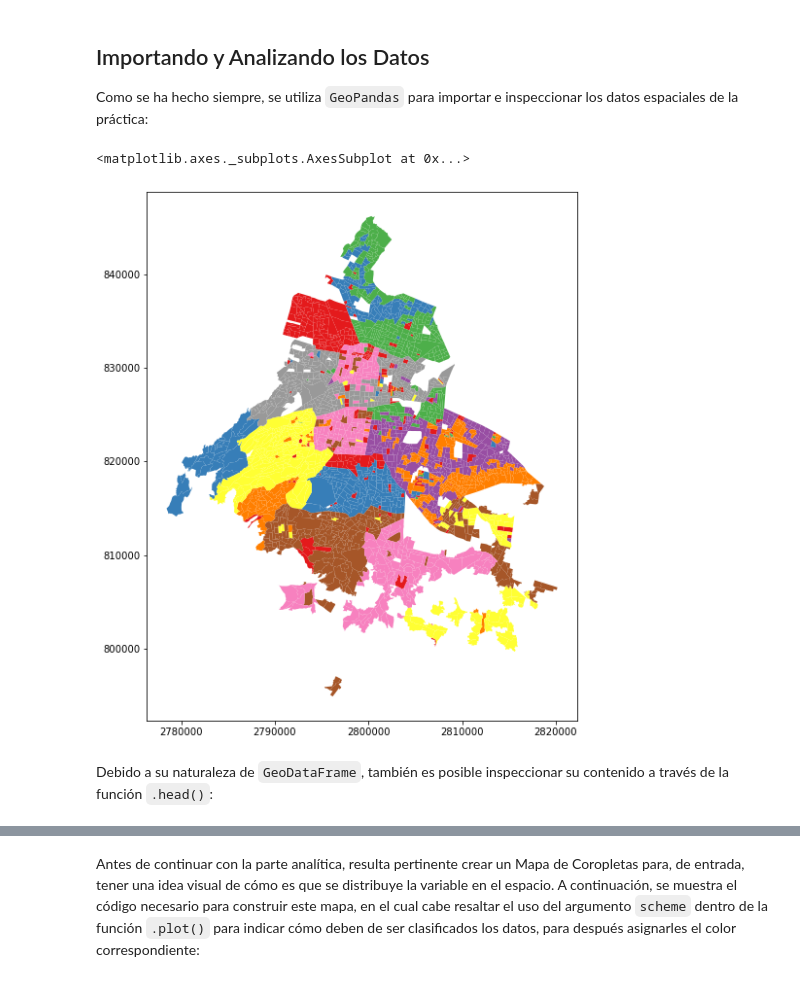
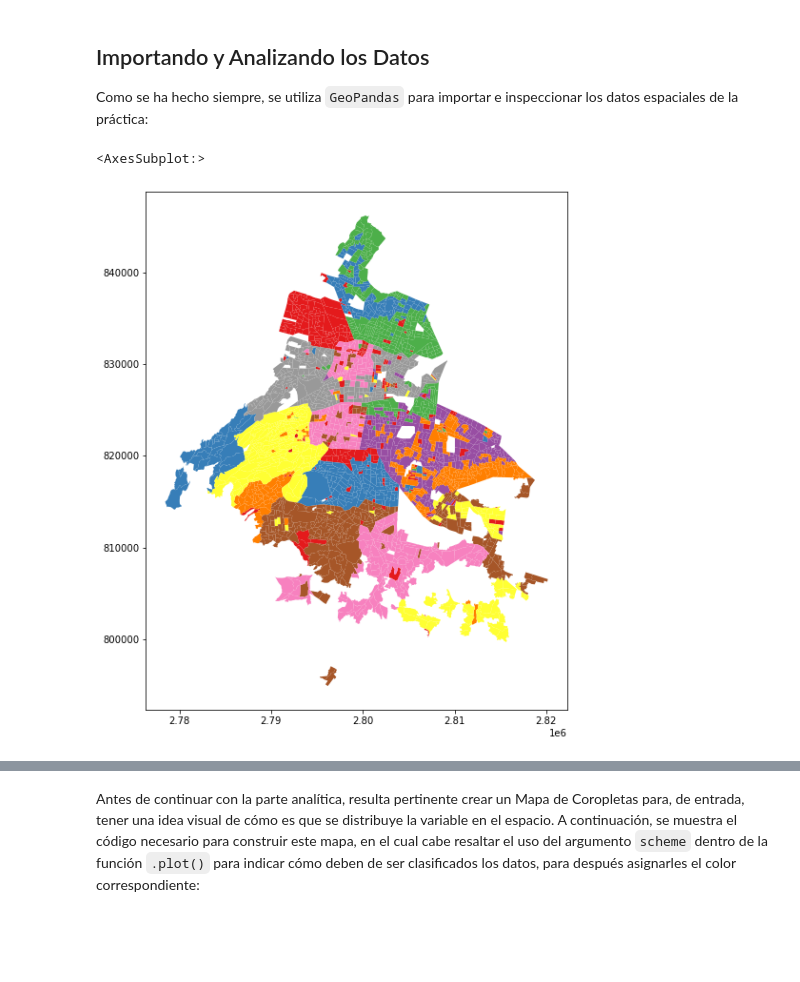
Before and after one commit to CentroGeo/curso-geoinformatica-2, a Jupyter notebook: 05_autocorrelacion/05_autocorrelacion.ipynb, the cells around one changed output, grey strips where cells are left out. Cells and saved outputs as stored; diff of their text form; code cells hidden in the pictures; blank space fills up the shorter version.

```diff
--- a/05_autocorrelacion/05_autocorrelacion.ipynb
+++ b/05_autocorrelacion/05_autocorrelacion.ipynb
@@ -42,14 +67,9 @@ Como se ha hecho siempre, se utiliza `GeoPandas` para importar e inspeccionar lo
 # %%
 # Importar el ShapeFile
 agebs = gpd.read_file(f + 'pob_sinderechohab.shp')
 
-# Asignar como índice de las tablas la Clave Geográfica
-agebs = agebs.set_index('cvegeo')
-
 # Graficar el GeoDataFrame
 agebs.plot(cmap = 'Set1', figsize = (10,10))
 # %% [output]
-<matplotlib.axes._subplots.AxesSubplot at 0x...>
+<AxesSubplot:>
-[figure, old version]
+[figure, new version]
-# %% [markdown]
-Debido a su naturaleza de `GeoDataFrame`, también es posible inspeccionar su contenido a través de la función `.head()`:
```
Also changed, not shown: parts of 25 cells of this notebook, 1 other file.
